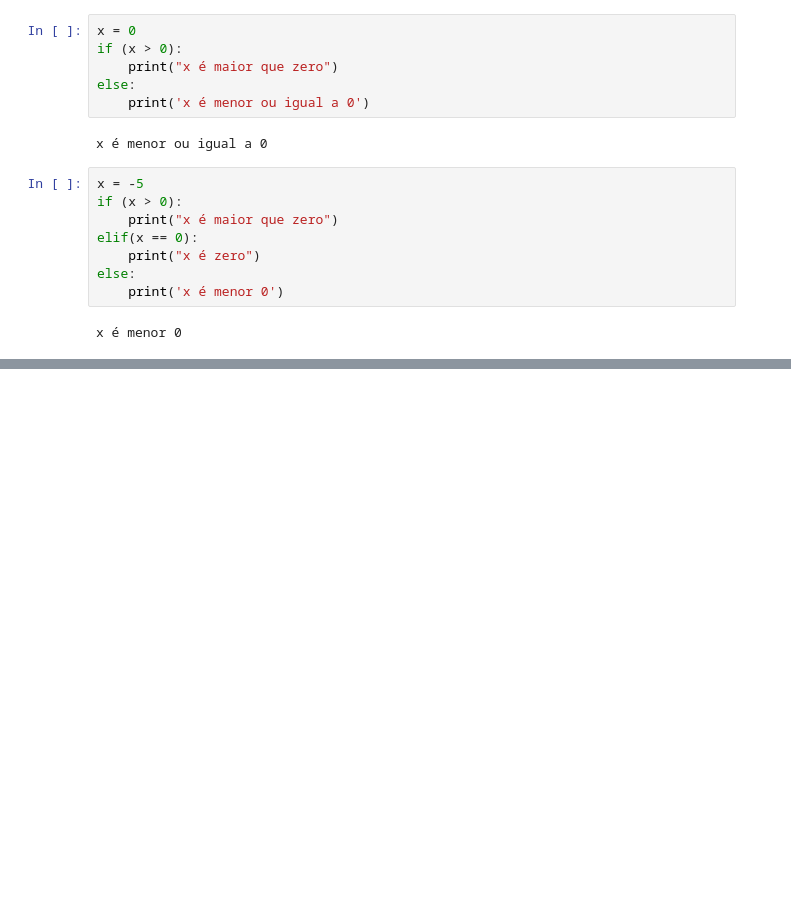
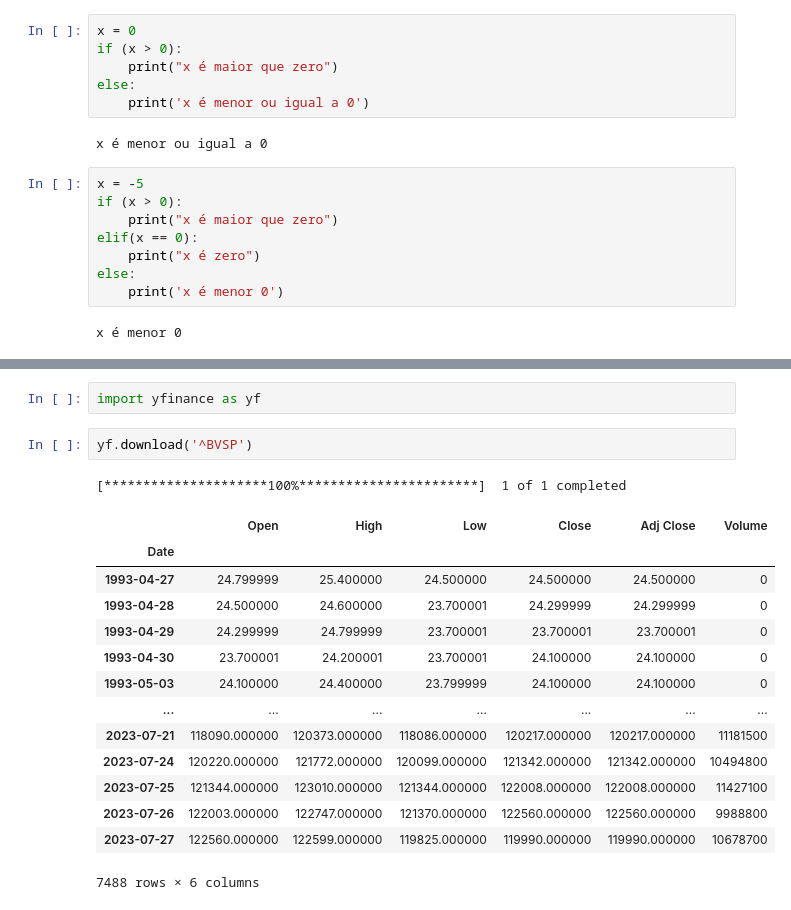
Before and after one commit to PericlesBritto/Google-colab_python, a Jupyter notebook: curso_de_python_para_iniciantes.ipynb, the cells around one changed output, grey strips where cells are left out. Cells and saved outputs as stored; diff of their text form; blank space fills up the shorter version.

```diff
--- a/curso_de_python_para_iniciantes.ipynb
+++ b/curso_de_python_para_iniciantes.ipynb
@@ -412,0 +609,20 @@ x é menor 0
+# %%
+import yfinance as yf
+# %%
+yf.download('^BVSP')
+# %% [output]
+[*********************100%***********************]  1 of 1 completed
+|  | Open | High | Low | Close | Adj Close | Volume |
+| Date |  |  |  |  |  |  |
+| 1993-04-27 | 24.799999 | 25.400000 | 24.500000 | 24.500000 | 24.500000 | 0 |
+| 1993-04-28 | 24.500000 | 24.600000 | 23.700001 | 24.299999 | 24.299999 | 0 |
+| 1993-04-29 | 24.299999 | 24.799999 | 23.700001 | 23.700001 | 23.700001 | 0 |
+| 1993-04-30 | 23.700001 | 24.200001 | 23.700001 | 24.100000 | 24.100000 | 0 |
+| 1993-05-03 | 24.100000 | 24.400000 | 23.799999 | 24.100000 | 24.100000 | 0 |
+| ... | ... | ... | ... | ... | ... | ... |
+| 2023-07-21 | 118090.000000 | 120373.000000 | 118086.000000 | 120217.000000 | 120217.000000 | 11181500 |
+| 2023-07-24 | 120220.000000 | 121772.000000 | 120099.000000 | 121342.000000 | 121342.000000 | 10494800 |
+| 2023-07-25 | 121344.000000 | 123010.000000 | 121344.000000 | 122008.000000 | 122008.000000 | 11427100 |
+| 2023-07-26 | 122003.000000 | 122747.000000 | 121370.000000 | 122560.000000 | 122560.000000 | 9988800 |
+| 2023-07-27 | 122560.000000 | 122599.000000 | 119825.000000 | 119990.000000 | 119990.000000 | 10678700 |
+7488 rows × 6 columns
```
Also changed, not shown: parts of 40 cells of this notebook.
